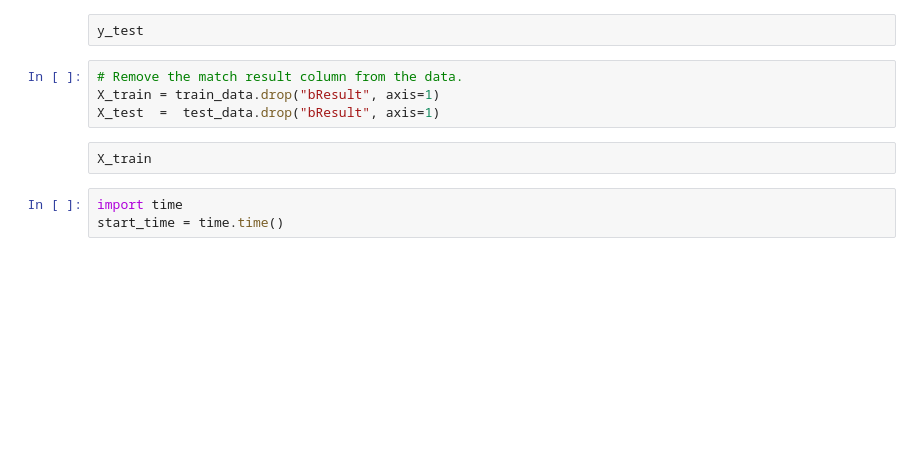
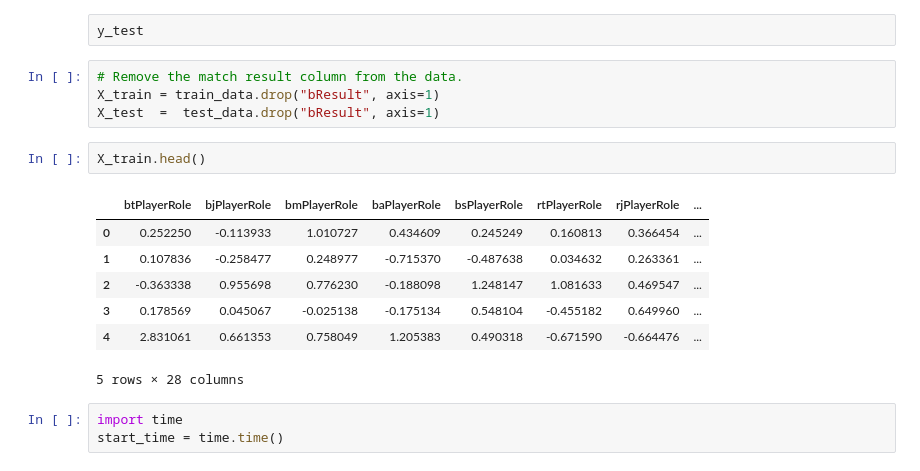
Before and after one commit to scotty-hoag/csci-567, a Jupyter notebook: code/scotty/scotty_lol_mlp.ipynb, the cells around one changed output. Saved outputs shown, nothing was run; the diff lists cells and outputs as text; blank space fills up the shorter version.

```diff
--- a/code/scotty/scotty_lol_mlp.ipynb
+++ b/code/scotty/scotty_lol_mlp.ipynb
@@ -164,8 +202,16 @@ y_test
 # Remove the match result column from the data.
 X_train = train_data.drop("bResult", axis=1)
 X_test  =  test_data.drop("bResult", axis=1)
-# %% [raw]
-X_train
+# %%
+X_train.head()
+# %% [output]
+|  | btPlayerRole | bjPlayerRole | bmPlayerRole | baPlayerRole | bsPlayerRole | rtPlayerRole | rjPlayerRole | ... |
+| 0 | 0.252250 | -0.113933 | 1.010727 | 0.434609 | 0.245249 | 0.160813 | 0.366454 | ... |
+| 1 | 0.107836 | -0.258477 | 0.248977 | -0.715370 | -0.487638 | 0.034632 | 0.263361 | ... |
+| 2 | -0.363338 | 0.955698 | 0.776230 | -0.188098 | 1.248147 | 1.081633 | 0.469547 | ... |
+| 3 | 0.178569 | 0.045067 | -0.025138 | -0.175134 | 0.548104 | -0.455182 | 0.649960 | ... |
+| 4 | 2.831061 | 0.661353 | 0.758049 | 1.205383 | 0.490318 | -0.671590 | -0.664476 | ... |
+5 rows × 28 columns
 # %%
 import time
 start_time = time.time()
```
Also changed, not shown: parts of 19 cells of this notebook, 3 other files.
